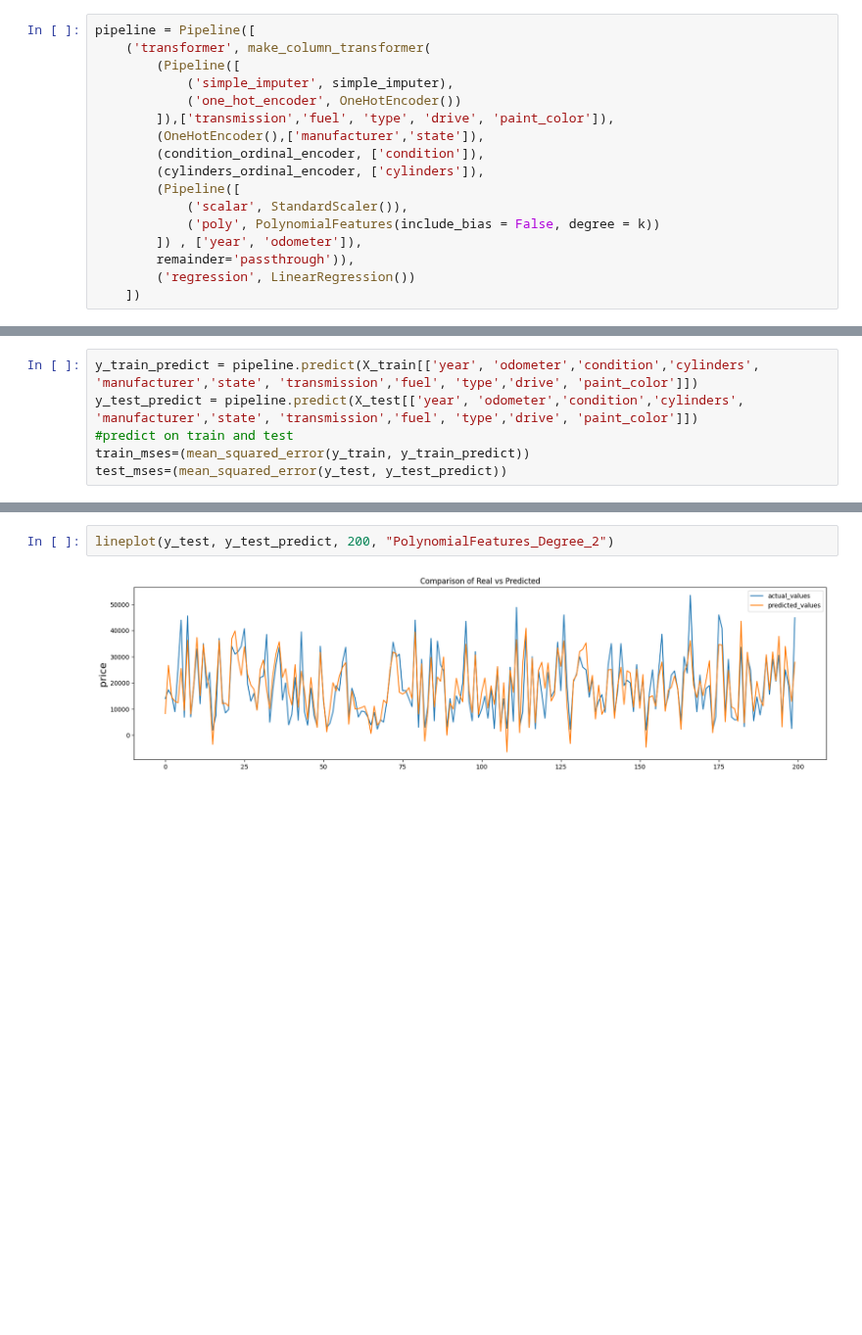
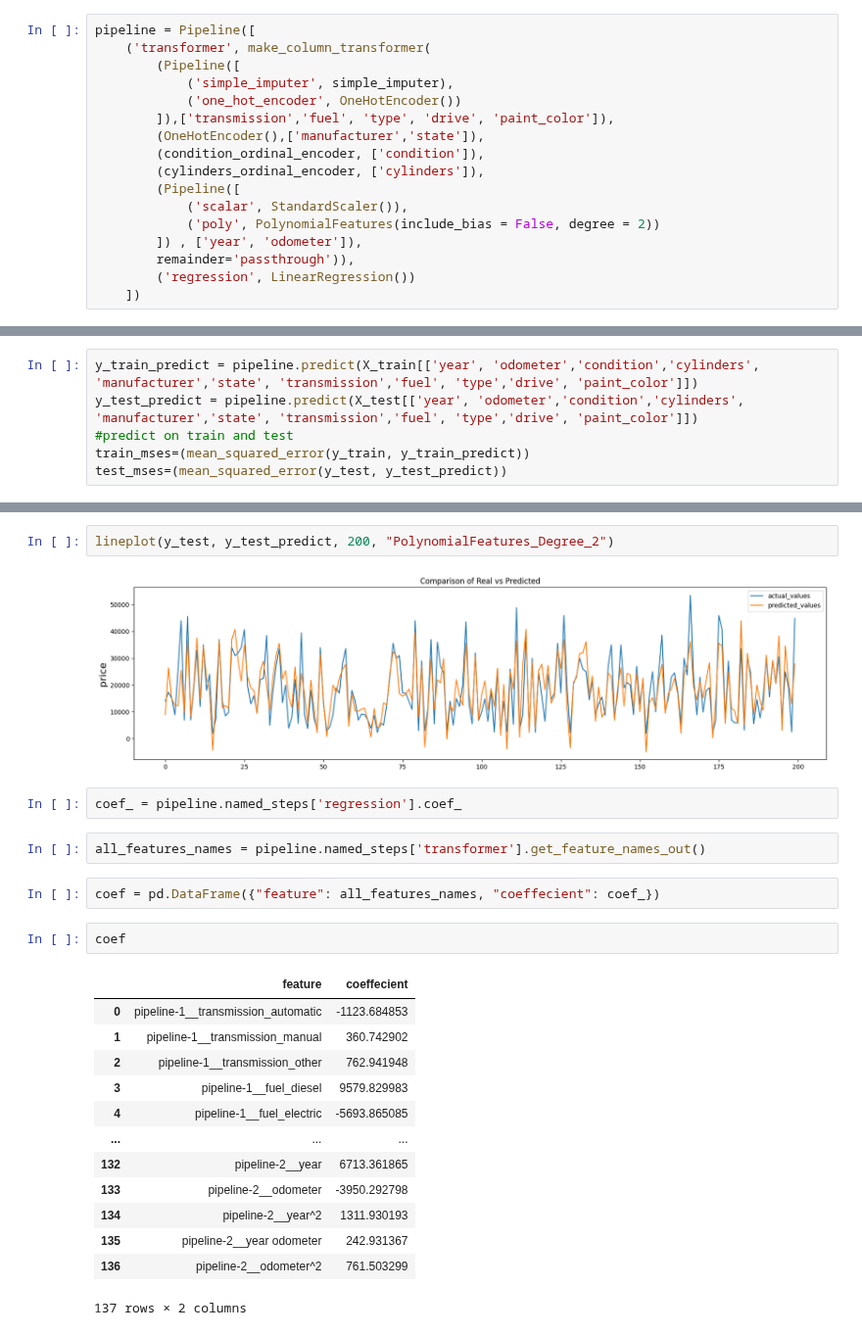
Before and after one commit to chintan17282/practical-application-module-11-, a Jupyter notebook: 04_model_1.ipynb, the cells around one changed output, grey strips where cells are left out. Shown at 98% size. Cells and saved outputs as stored; diff of their text form; blank space fills up the shorter version.

```diff
--- a/04_model_1.ipynb
+++ b/04_model_1.ipynb
@@ -170,7 +170,7 @@ pipeline = Pipeline([
         (cylinders_ordinal_encoder, ['cylinders']),
         (Pipeline([
             ('scalar', StandardScaler()),
-            ('poly', PolynomialFeatures(include_bias = False, degree = k))
+            ('poly', PolynomialFeatures(include_bias = False, degree = 2))
         ]) , ['year', 'odometer']),
         remainder='passthrough')),
         ('regression', LinearRegression())
@@ -210,4 +210,26 @@ print(test_mses)
 # %%
 lineplot(y_test, y_test_predict, 200, "PolynomialFeatures_Degree_2")
 # %% [output]
-[figure, old version]
+[figure, new version]
+# %%
+coef_ = pipeline.named_steps['regression'].coef_
+# %%
+all_features_names = pipeline.named_steps['transformer'].get_feature_names_out()
+# %%
+coef = pd.DataFrame({"feature": all_features_names, "coeffecient": coef_})
+# %%
+coef
+# %% [output]
+|  | feature | coeffecient |
+| 0 | pipeline-1__transmission_automatic | -1123.684853 |
+| 1 | pipeline-1__transmission_manual | 360.742902 |
+| 2 | pipeline-1__transmission_other | 762.941948 |
+| 3 | pipeline-1__fuel_diesel | 9579.829983 |
+| 4 | pipeline-1__fuel_electric | -5693.865085 |
+| ... | ... | ... |
+| 132 | pipeline-2__year | 6713.361865 |
+| 133 | pipeline-2__odometer | -3950.292798 |
+| 134 | pipeline-2__year^2 | 1311.930193 |
+| 135 | pipeline-2__year odometer | 242.931367 |
+| 136 | pipeline-2__odometer^2 | 761.503299 |
+137 rows × 2 columns
```
Also changed, not shown: parts of 4 cells of this notebook, 2 other files.
